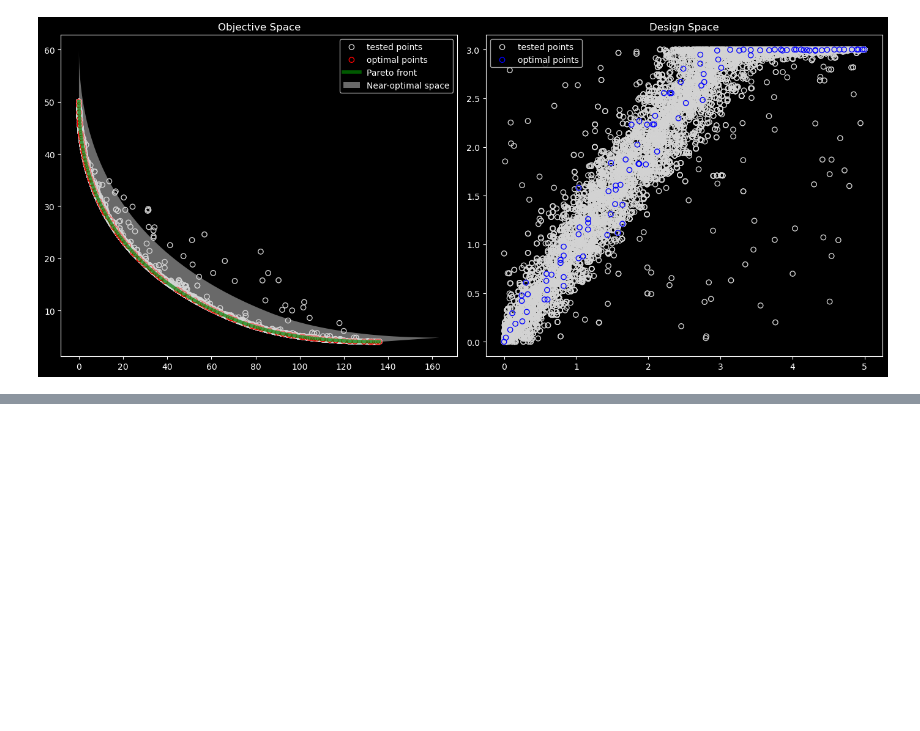
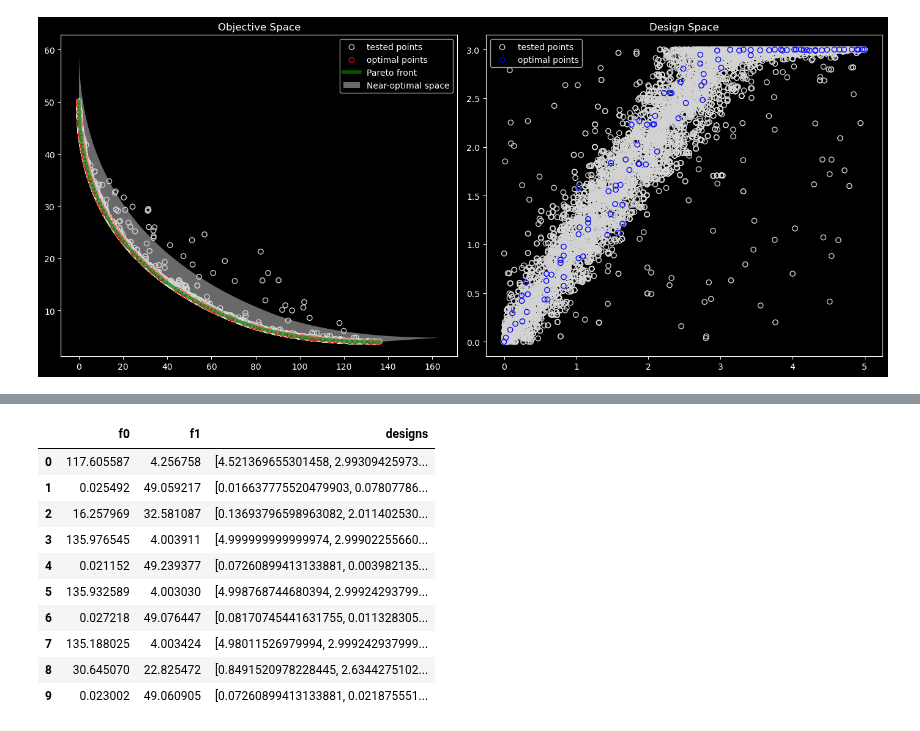
Before and after one commit to arfc/osier, a Jupyter notebook: docs/source/examples/mga_tutorial.ipynb, the cells around one changed output, grey strips where cells are left out. Cells and saved outputs as stored; diff of their text form; code cells hidden in the pictures; blank space fills up the shorter version.

```diff
--- a/docs/source/examples/mga_tutorial.ipynb
+++ b/docs/source/examples/mga_tutorial.ipynb
@@ -124,0 +194,14 @@ with plt.style.context('dark_background'):
+# %%
+df
+# %% [output]
+|  | f0 | f1 | designs |
+| 0 | 117.605587 | 4.256758 | [4.521369655301458, 2.99309425973... |
+| 1 | 0.025492 | 49.059217 | [0.016637775520479903, 0.07807786... |
+| 2 | 16.257969 | 32.581087 | [0.13693796598963082, 2.011402530... |
+| 3 | 135.976545 | 4.003911 | [4.999999999999974, 2.99902255660... |
+| 4 | 0.021152 | 49.239377 | [0.07260899413133881, 0.003982135... |
+| 5 | 135.932589 | 4.003030 | [4.998768744680394, 2.99924293799... |
+| 6 | 0.027218 | 49.076447 | [0.08170745441631755, 0.011328305... |
+| 7 | 135.188025 | 4.003424 | [4.98011526979994, 2.999242937999... |
+| 8 | 30.645070 | 22.825472 | [0.8491520978228445, 2.6344275102... |
+| 9 | 0.023002 | 49.060905 | [0.07260899413133881, 0.021875551... |
```
Also changed, not shown: parts of 21 cells of this notebook, 1 other file.
